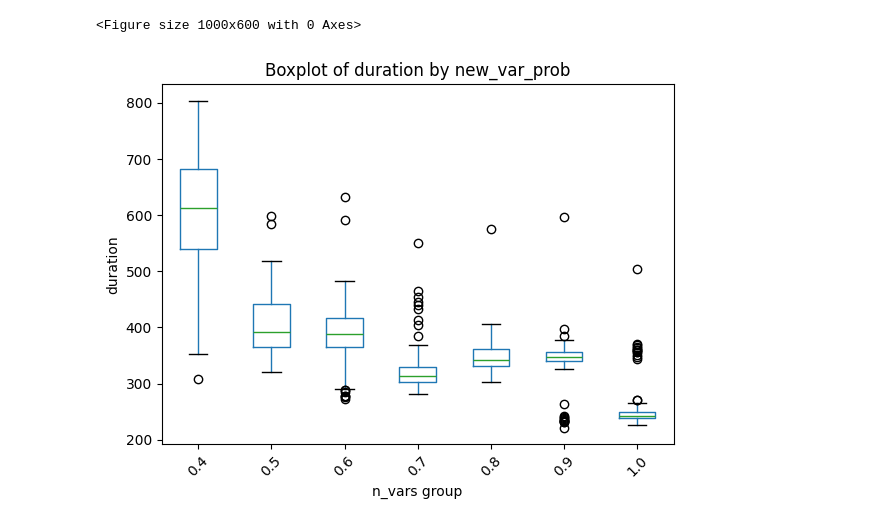
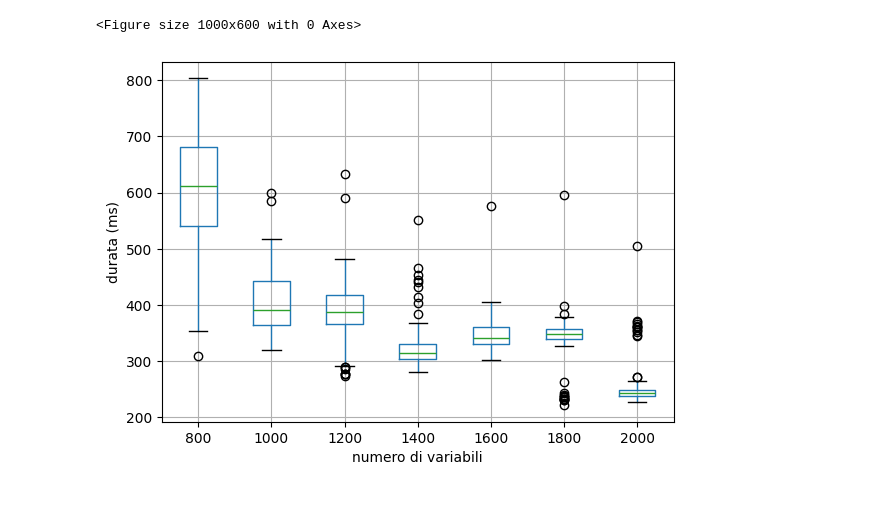
Before and after one commit to TheNewPing/2SATsolver, a Jupyter notebook: bench_graphs.ipynb, the cells around one changed output. Drawn from its saved outputs; the diff is of its cells as text; code cells hidden in the pictures.

```diff
--- a/bench_graphs.ipynb
+++ b/bench_graphs.ipynb
@@ -19,11 +19,12 @@ plt.show()
 # %%
 plt.figure(figsize=(10, 6))
-filtered_df.boxplot(column='duration', by='new_var_prob', grid=False)
-plt.title('Boxplot of duration by new_var_prob')
+filtered_df.boxplot(column='duration', by='new_var_prob')
+plt.xticks(ticks=range(1, 8), labels=[800, 1000, 1200, 1400, 1600, 1800, 2000])
+plt.xlabel('numero di variabili')
+plt.ylabel('durata (ms)')
+plt.title('')
 plt.suptitle('')
-plt.xlabel('n_vars group')
-plt.ylabel('duration')
 plt.show()
 # %% [output]
 <Figure size 1000x600 with 0 Axes>
-[figure, old version]
+[figure, new version]
```
Also changed, not shown: parts of 8 cells of this notebook, 3 other files.
